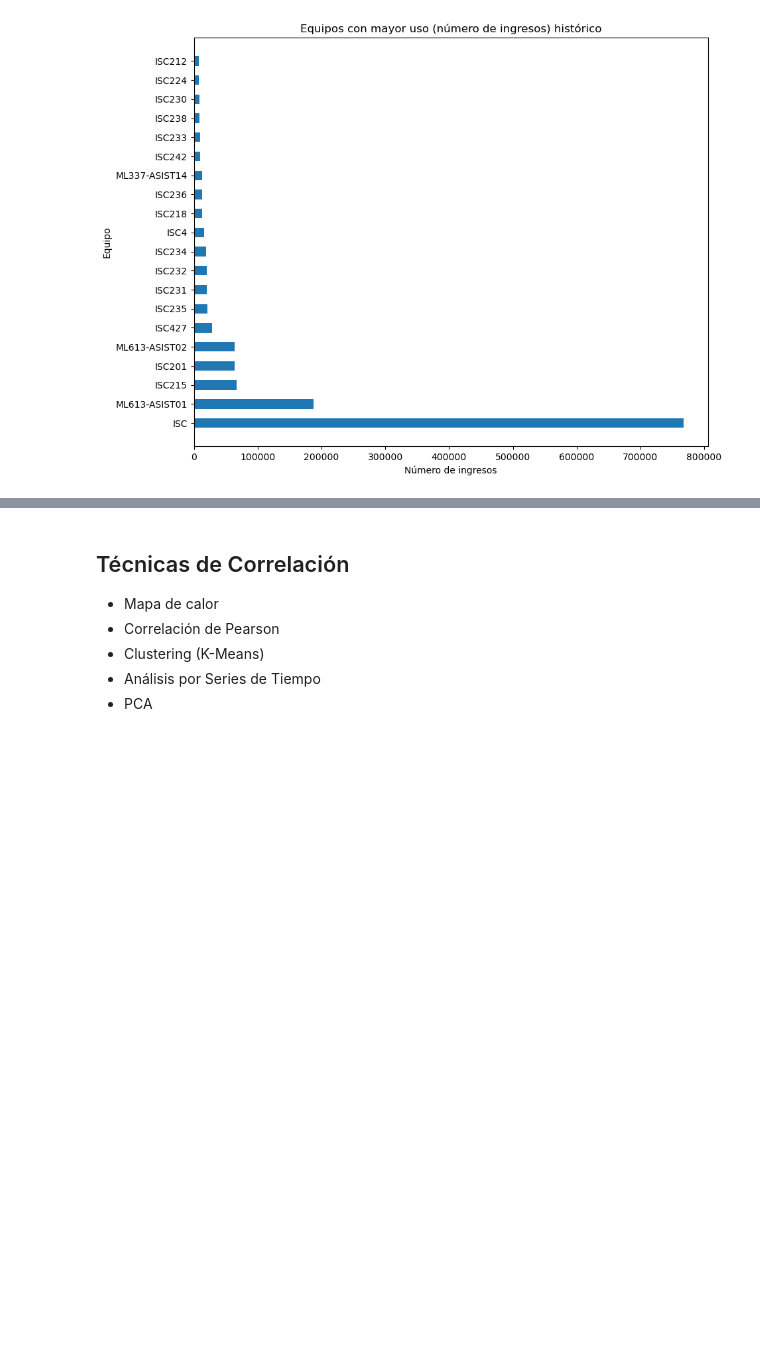
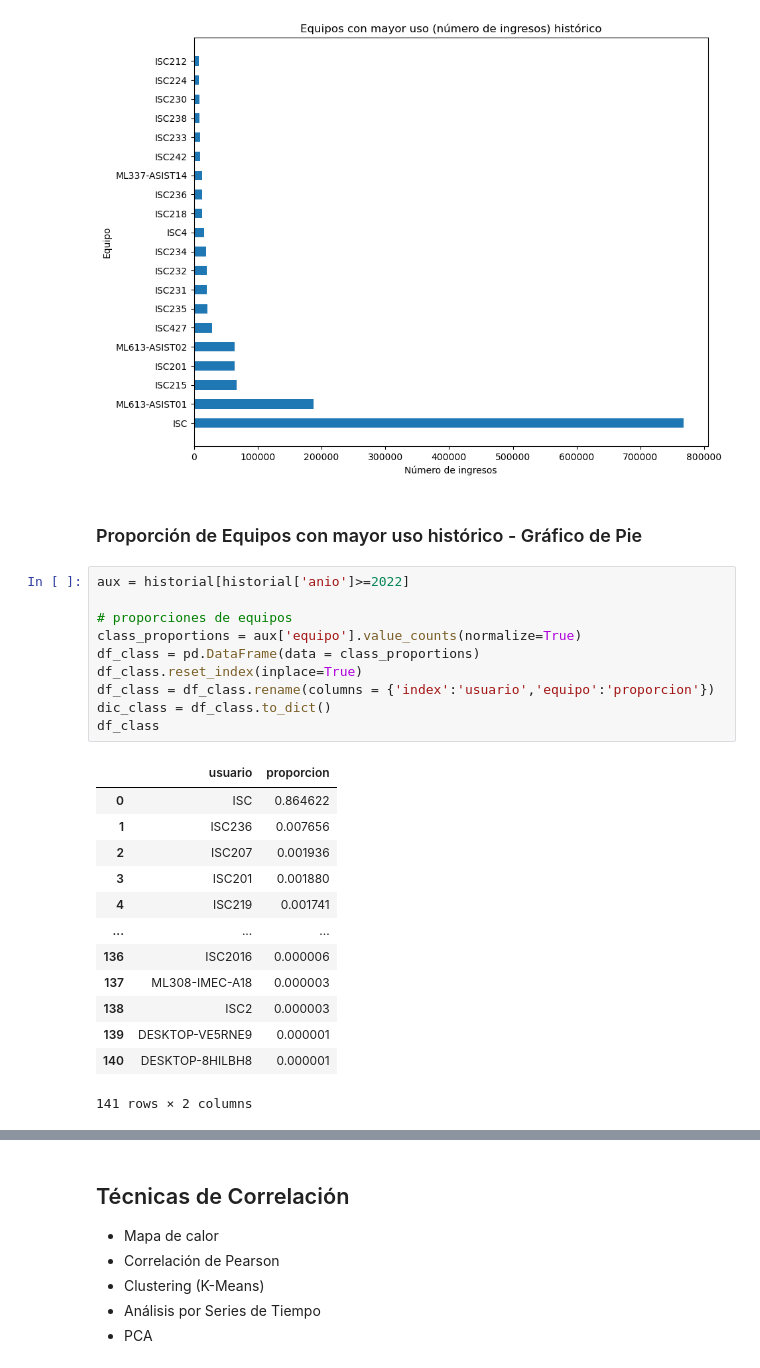
Before and after one commit to dfosorio111/tech_skills, a Jupyter notebook: visualization/data_analytics_AgenteSalas .ipynb, the cells around one changed output, grey strips where cells are left out. Saved outputs shown, nothing was run; the diff lists cells and outputs as text; blank space fills up the shorter version.

```diff
--- a/visualization/data_analytics_AgenteSalas .ipynb
+++ b/visualization/data_analytics_AgenteSalas .ipynb
@@ -1000,3 +1044,29 @@ ax.set_title('Equipos con mayor uso (número de ingresos) histórico')
 plt.show()
 # %% [output]
 [figure]
+# %% [markdown]
+### Proporción de Equipos con mayor uso histórico - Gráfico de Pie
+# %%
+aux = historial[historial['anio']>=2022]
+
+# proporciones de equipos
+class_proportions = aux['equipo'].value_counts(normalize=True)
+df_class = pd.DataFrame(data = class_proportions)
+df_class.reset_index(inplace=True)
+df_class = df_class.rename(columns = {'index':'usuario','equipo':'proporcion'})
+dic_class = df_class.to_dict()
+df_class
+# %% [output]
+|  | usuario | proporcion |
+| 0 | ISC | 0.864622 |
+| 1 | ISC236 | 0.007656 |
+| 2 | ISC207 | 0.001936 |
+| 3 | ISC201 | 0.001880 |
+| 4 | ISC219 | 0.001741 |
+| ... | ... | ... |
+| 136 | ISC2016 | 0.000006 |
+| 137 | ML308-IMEC-A18 | 0.000003 |
+| 138 | ISC2 | 0.000003 |
+| 139 | DESKTOP-VE5RNE9 | 0.000001 |
+| 140 | DESKTOP-8HILBH8 | 0.000001 |
+141 rows × 2 columns
```
Also changed, not shown: parts of 16 cells of this notebook, 1 other file.
